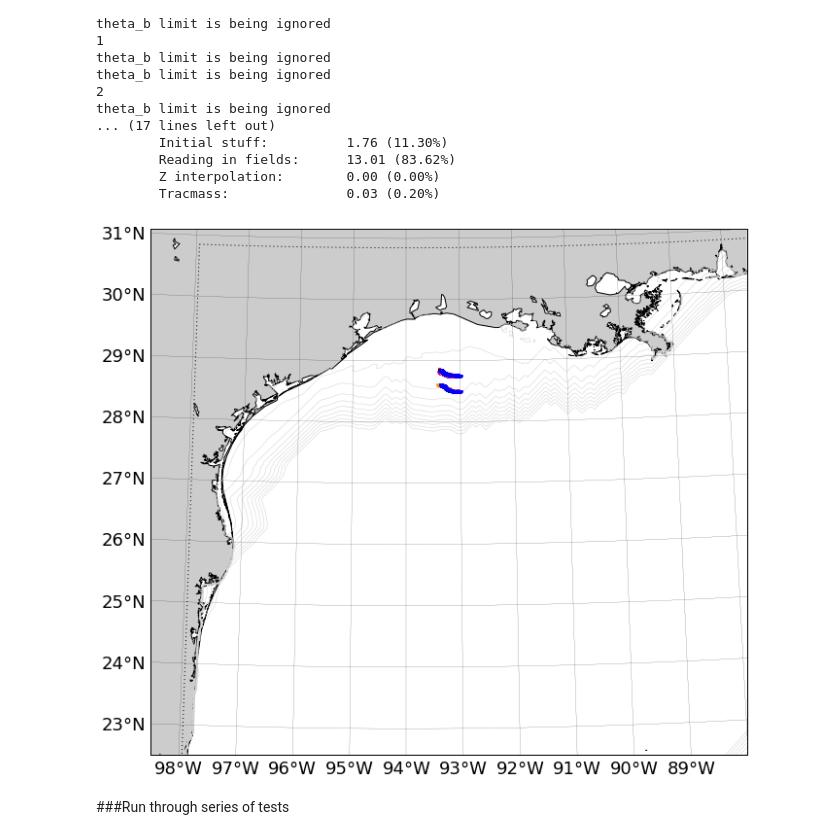
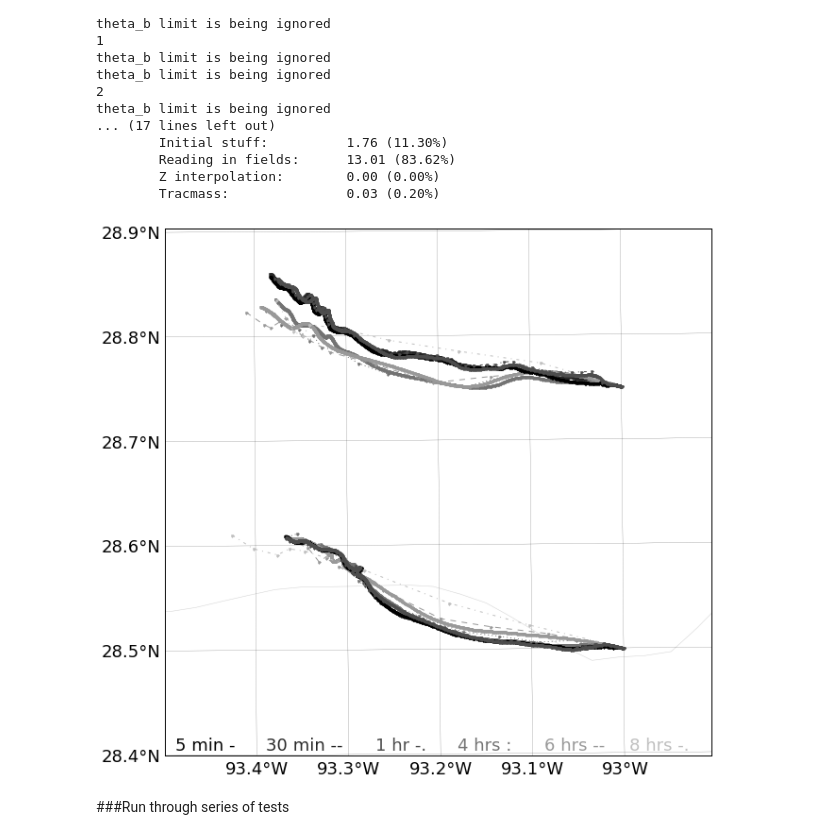
Before and after one commit to kthyng/time_res, a Jupyter notebook: time_res.ipynb, the cells around one changed output. Saved outputs shown, nothing was run; the diff lists cells and outputs as text; code cells hidden in the pictures.

Commit message:
have run through several tests of separation

```diff
--- a/time_res.ipynb
+++ b/time_res.ipynb
@@ -10,6 +10,10 @@ import op
 import glob
 import time_res
 matplotlib.rcParams.update({'font.size': 18})
+# %%
+# Colors and markers for plotting
+col5 = '0.0'; col30 = '0.15'; col1 = '0.3'; col4 = '0.45'; col6 = '0.6'; col8 = '0.75';
+m5 = '-'; m30 = '--'; m1 = '-.'; m4 = ':'; m6 = '--'; m8 = '-.';
 # %% [markdown]
 #Time resolution for model output
 
@@ -93,0 +93,5 @@ theta_b limit is being ignored
+# %%
+llcrnrlon=-93.5; urcrnrlon=-92.9;
+llcrnrlat=28.4; urcrnrlat=28.9;
+grid_shelf = tracpy.inout.readgrid(loc, llcrnrlon=llcrnrlon, urcrnrlon=urcrnrlon,
+                                  llcrnrlat=llcrnrlat, urcrnrlat=urcrnrlat)  # grid file
@@ -97,10 +104,10 @@ tseas_use = 5*60.*12*8 # time between model outputs, in seconds (5 min, 30 min,
 nsteps = 12*8 # Number of linear interpolations in time (up to equivalent to 5 min output)
 name = 'tseas_use' + str(int(tseas_use)) + '_nsteps' + str(nsteps) # File names to use
 # %%
-# Run TracPy
-lonp, latp, zp, t, grid = tracpy.run.run(loc, nsteps, ndays, ff, date, tseas, ah, av, lon0, lat0,
-                                         z0, zpar, do3d, doturb, name, grid=grid, dostream=dostream,
-                                         zparuv=zparuv, tseas_use=tseas_use)
+# # Run TracPy
+# lonp, latp, zp, t, grid = tracpy.run.run(loc, nsteps, ndays, ff, date, tseas, ah, av, lon0, lat0,
+#                                          z0, zpar, do3d, doturb, name, grid=grid, dostream=dostream,
+#                                          zparuv=zparuv, tseas_use=tseas_use)
 # %% [output]
 theta_b limit is being ignored
 theta_b limit is being ignored
@@ -120,27 +127,33 @@ theta_b limit is being ignored
         Z interpolation:        0.00 (0.00%)
         Tracmass:               0.03 (0.20%)
 # %%
-# colors = ['r','b','k','m','darkcyan']
 fig = figure(figsize=(11,10))
-tracpy.plotting.background(grid=grid)
-Files = glob.glob('tracks/*.nc')
+ax = fig.add_subplot(111)
+tracpy.plotting.background(grid=grid_shelf, pars=np.arange(18, 35, .1), mers=np.arange(-100, -80, .1))
+Files = glob.glob('tracks/tests/*.nc')
 Files.sort()
 for File in Files:
     d = netCDF.Dataset(File)
-    # Update grid to be for whole Gulf
-    xp, yp = grid['basemap'](d.variables['lonp'][:], d.variables['latp'][:])
+    xp, yp = grid_shelf['basemap'](d.variables['lonp'][:], d.variables['latp'][:])
     tseas = float(File.split('tseas_use')[1].split('_')[0])
-    if tseas == 300: col='k'
-    if tseas == 1800: col='r'
-    if tseas == 3600: col='b'
-    if tseas == 14400: col='darkcyan'
-    if tseas == 21600: col='m'
-    if tseas == 28800: col='darkorange'
-    plot(xp.T, yp.T, '.', color=col)
+    if tseas == 300: col=col5; m=m5;
+    if tseas == 1800: col=col30; m=m30;
+    if tseas == 3600: col=col1; m=m1;
+    if tseas == 14400: col=col4; m=m4;
+    if tseas == 21600: col=col6; m=m6;
+    if tseas == 28800: col=col8; m=m8;
+    plot(xp.T, yp.T, '.', color=col, linestyle=m)
     d.close()
-# legend(Files, loc='best')
+# legend
+text(0.02, 0.01, '5 min ' + m5, color=col5, transform = ax.transAxes)
+text(0.185, 0.01, '30 min ' + m30, color=col30, transform = ax.transAxes)
+text(0.385, 0.01, '1 hr ' + m1, color=col1, transform = ax.transAxes)
+text(0.535, 0.01, '4 hrs ' + m4, color=col4, transform = ax.transAxes)
+text(0.695, 0.01, '6 hrs ' + m6, color=col6, transform = ax.transAxes)
+text(0.85, 0.01, '8 hrs ' + m8, color=col8, transform = ax.transAxes)
+savefig('figures/example.png', bbox_inches='tight')
 # %% [output]
-[figure, old version]
+[figure, new version]
 # %% [markdown]
 ###Run through series of tests
 # %%
```
Also changed, not shown: parts of 19 cells of this notebook, 1 other file.
